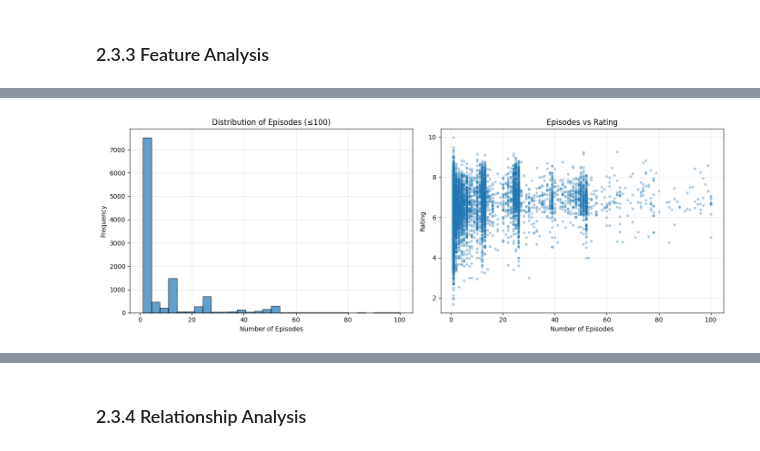
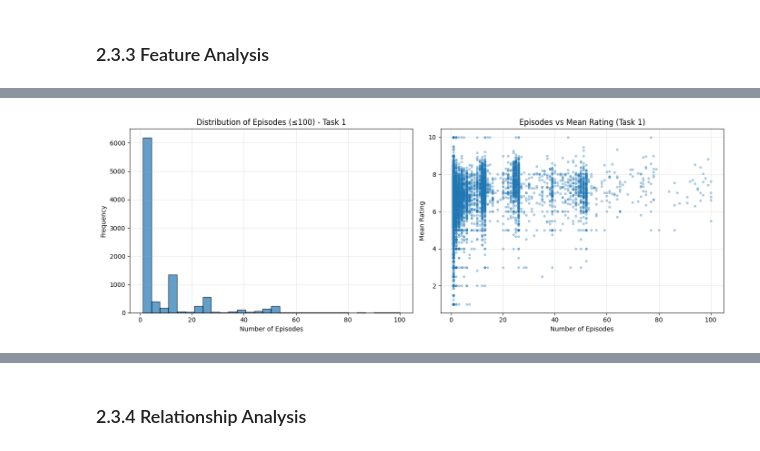
Before and after one commit to LC0229/Fake-Job-Posting, a Jupyter notebook: workbook.ipynb, the cells around one changed output, grey strips where cells are left out. Cells and saved outputs as stored; diff of their text form; code cells hidden in the pictures.

```diff
--- a/workbook.ipynb
+++ b/workbook.ipynb
@@ -274,16 +321,24 @@ rating      0.00
 members     0.00
 dtype: float64
 # %%
-# Convert episodes to numeric (handle "Unknown")
+# Convert episodes to numeric (handle "Unknown") - for both Task 1 and Task 2
+df_task1_merged['episodes'] = pd.to_numeric(df_task1_merged['episodes'], errors='coerce')
 df_clean['episodes'] = pd.to_numeric(df_clean['episodes'], errors='coerce')
 
 print("="*70)
-print("EPISODES FEATURE ANALYSIS")
+print("EPISODES FEATURE ANALYSIS (Task 1)")
+print("="*70)
+print(f"Episodes with 'Unknown': {df_task1_merged['episodes'].isnull().sum()}")
+print(f"\nEpisodes statistics:")
+print(df_task1_merged['episodes'].describe())
+print(f"\nEpisodes distribution (top values):")
+print(df_task1_merged['episodes'].value_counts().head(10))
+
+print("\n" + "="*70)
+print("EPISODES FEATURE ANALYSIS (Task 2)")
 print("="*70)
 print(f"Episodes with 'Unknown': {df_clean['episodes'].isnull().sum()}")
 print(f"\nEpisodes statistics:")
 print(df_clean['episodes'].describe())
-print(f"\nEpisodes distribution (top values):")
-print(df_clean['episodes'].value_counts().head(10))
 # %% [output]
 ======================================================================
@@ -452,32 +518,32 @@ Correlation with rating: 0.3880
 # %%
-# Episodes analysis
+# Episodes analysis - Task 1
 fig, axes = plt.subplots(1, 2, figsize=(14, 5))
 
 # Episodes distribution (excluding Unknown)
-episodes_clean = df_clean['episodes'].dropna()
-axes[0].hist(episodes_clean[episodes_clean <= 100], bins=30, edgecolor='black', alpha=0.7)
+episodes_clean_task1 = df_task1_merged['episodes'].dropna()
+axes[0].hist(episodes_clean_task1[episodes_clean_task1 <= 100], bins=30, edgecolor='black', alpha=0.7)
 axes[0].set_xlabel('Number of Episodes')
 axes[0].set_ylabel('Frequency')
-axes[0].set_title('Distribution of Episodes (≤100)')
+axes[0].set_title('Distribution of Episodes (≤100) - Task 1')
 axes[0].grid(True, alpha=0.3)
 
 # Episodes vs Rating
-axes[1].scatter(episodes_clean[episodes_clean <= 100],
-                df_clean.loc[episodes_clean[episodes_clean <= 100].index, 'rating'],
+axes[1].scatter(episodes_clean_task1[episodes_clean_task1 <= 100],
+                df_task1_merged.loc[episodes_clean_task1[episodes_clean_task1 <= 100].index, 'rating_mean'],
                 alpha=0.3, s=10)
 axes[1].set_xlabel('Number of Episodes')
-axes[1].set_ylabel('Rating')
-axes[1].set_title('Episodes vs Rating')
+axes[1].set_ylabel('Mean Rating')
+axes[1].set_title('Episodes vs Mean Rating (Task 1)')
 axes[1].grid(True, alpha=0.3)
 
 plt.tight_layout()
 plt.show()
 
 print("="*70)
-print("EPISODES STATISTICS")
+print("EPISODES STATISTICS - TASK 1")
 print("="*70)
-print(episodes_clean.describe())
-print(f"\nCorrelation with rating: {df_clean[['episodes', 'rating']].corr().iloc[0,1]:.4f}")
+print(episodes_clean_task1.describe())
+print(f"\nCorrelation with rating_mean: {df_task1_merged[['episodes', 'rating_mean']].corr().iloc[0,1]:.4f}")
 # %% [output]
-[figure, old version]
+[figure, new version]
 ======================================================================
```
Also changed, not shown: parts of 22 cells of this notebook, 1 other file.
